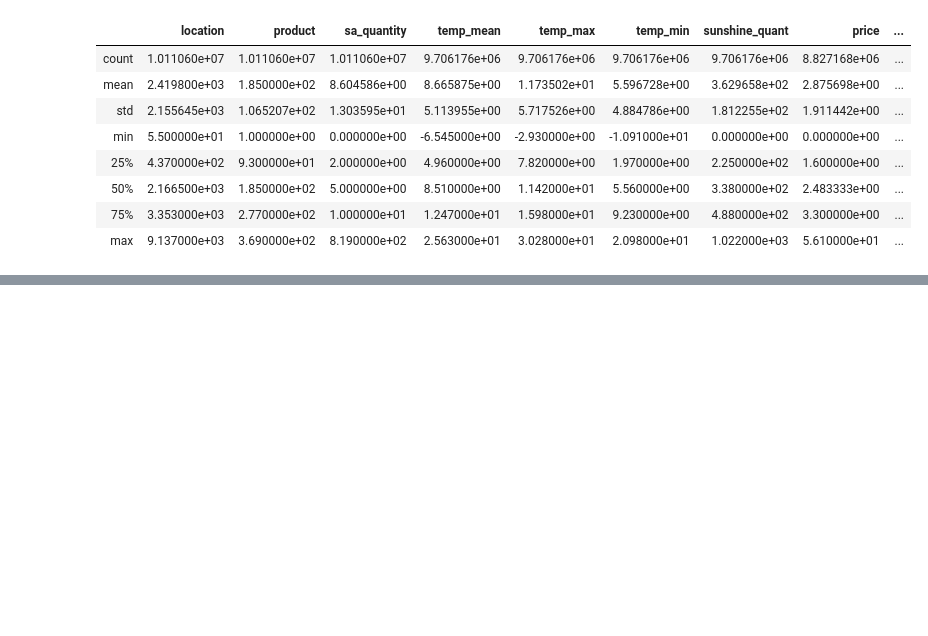
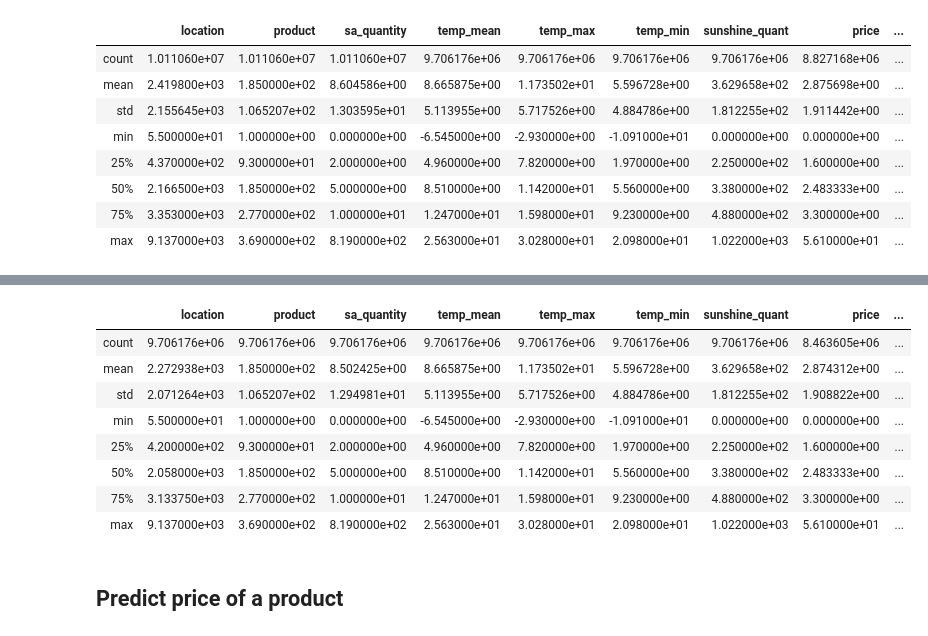
Before and after one commit to eduardotru/Reto-JDA-HackMTY, a Jupyter notebook: Data cleaning.ipynb, the cells around one changed output, grey strips where cells are left out. Drawn from its saved outputs; the diff is of its cells as text; code cells hidden in the pictures; blank space fills up the shorter version.

```diff
--- a/Data cleaning.ipynb
+++ b/Data cleaning.ipynb
@@ -133,0 +177,16 @@ data.describe()
+# %%
+data_with_temp = data[data['temp_mean'].notna()]
+# %%
+data_with_temp.describe()
+# %% [output]
+|  | location | product | sa_quantity | temp_mean | temp_max | temp_min | sunshine_quant | price | ... |
+| count | 9.706176e+06 | 9.706176e+06 | 9.706176e+06 | 9.706176e+06 | 9.706176e+06 | 9.706176e+06 | 9.706176e+06 | 8.463605e+06 | ... |
+| mean | 2.272938e+03 | 1.850000e+02 | 8.502425e+00 | 8.665875e+00 | 1.173502e+01 | 5.596728e+00 | 3.629658e+02 | 2.874312e+00 | ... |
+| std | 2.071264e+03 | 1.065207e+02 | 1.294981e+01 | 5.113955e+00 | 5.717526e+00 | 4.884786e+00 | 1.812255e+02 | 1.908822e+00 | ... |
+| min | 5.500000e+01 | 1.000000e+00 | 0.000000e+00 | -6.545000e+00 | -2.930000e+00 | -1.091000e+01 | 0.000000e+00 | 0.000000e+00 | ... |
+| 25% | 4.200000e+02 | 9.300000e+01 | 2.000000e+00 | 4.960000e+00 | 7.820000e+00 | 1.970000e+00 | 2.250000e+02 | 1.600000e+00 | ... |
+| 50% | 2.058000e+03 | 1.850000e+02 | 5.000000e+00 | 8.510000e+00 | 1.142000e+01 | 5.560000e+00 | 3.380000e+02 | 2.483333e+00 | ... |
+| 75% | 3.133750e+03 | 2.770000e+02 | 1.000000e+01 | 1.247000e+01 | 1.598000e+01 | 9.230000e+00 | 4.880000e+02 | 3.300000e+00 | ... |
+| max | 9.137000e+03 | 3.690000e+02 | 8.190000e+02 | 2.563000e+01 | 3.028000e+01 | 2.098000e+01 | 1.022000e+03 | 5.610000e+01 | ... |
+# %% [markdown]
+## Predict price of a product
```
Also changed, not shown: parts of 9 cells of this notebook, 2 other files.
